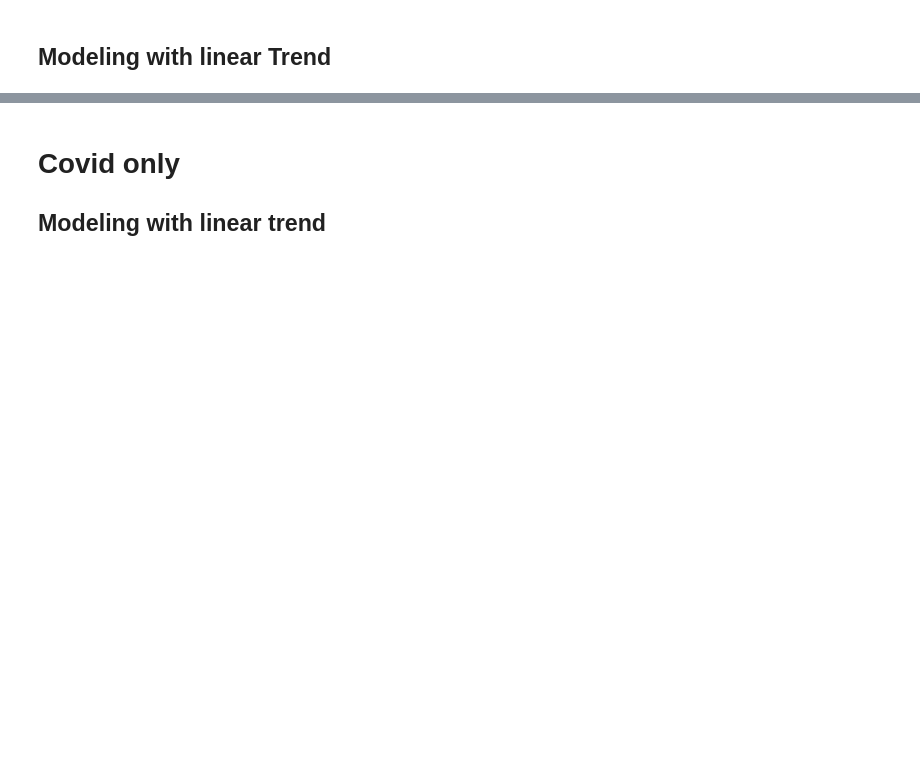
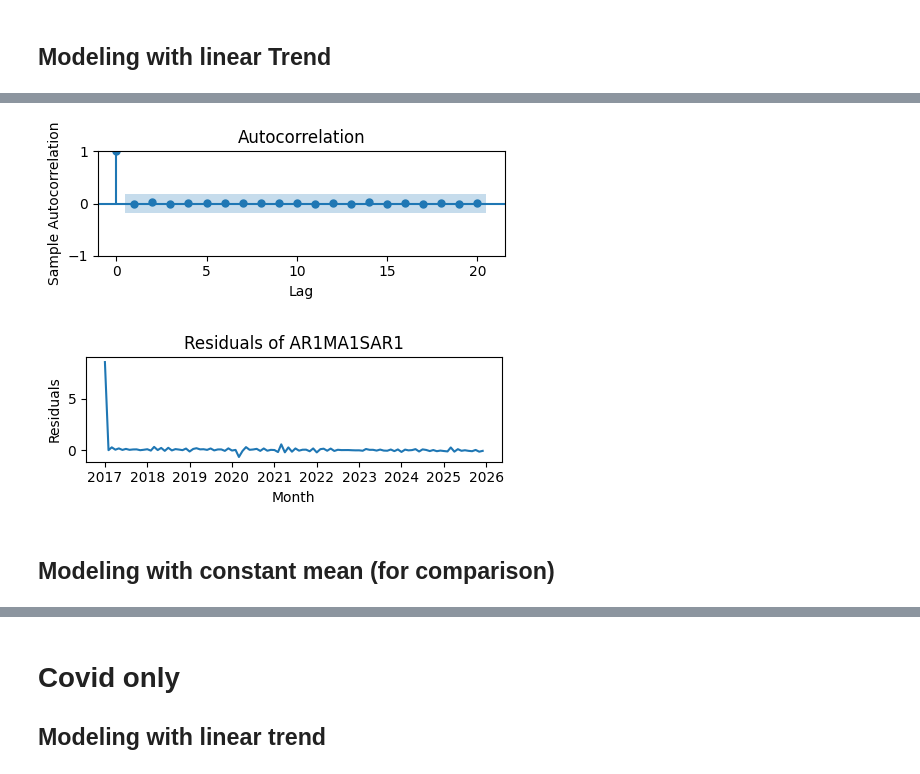
Before and after one commit to garrettpinkston2015/531_Time_Series, a Jupyter notebook: SARIMAX_covid_unemploy.ipynb, the cells around one changed output, grey strips where cells are left out. Drawn from its saved outputs; the diff is of its cells as text; code cells hidden in the pictures; blank space fills up the shorter version.

```diff
--- a/SARIMAX_covid_unemploy.ipynb
+++ b/SARIMAX_covid_unemploy.ipynb
@@ -53,6 +57,7 @@ unemployment['Label'] =  pd.to_datetime(unemployment['Label'])
 unemployment['Label'] = unemployment['Label'].dt.to_period('M')
 unemployment['Label'] = unemployment['Label'].dt.to_timestamp()
 unemployment = unemployment[unemployment['Label'].dt.year >= 2017]
+unemployment['log_Rate'] = np.log(unemployment['Value']) #not used
 # %% [markdown]
 Covid labels.
 # %%
@@ -73,7 +78,7 @@ covid_dummy = pd.get_dummies(crime_monthly["covid"], drop_first=True).astype(flo
 covid_dummy_during = covid_dummy['during'].reset_index(drop=True)
 covid_dummy_post   = covid_dummy['post'].reset_index(drop=True)
 
-no_of_incidents = crime_monthly['Incidents'].reset_index(drop=True)
+no_of_incidents = crime_monthly['log_Incidents'].reset_index(drop=True)
 unemployment_values = unemployment['Value'].reset_index(drop=True)
 
 exog_vars = pd.concat([covid_dummy[['during','post']].reset_index(drop=True),
@@ -147,0 +180,11 @@ AR1 SAR2
+# %%
+model = SARIMAX(no_of_incidents, order=(1, 0, 1), trend='t', exog = exog_vars, seasonal_order=(1, 0, 0, 12)).fit()
+
+print(model.summary().tables[1])
+ar_roots = model.arroots
+print("Magnitude of AR roots:", np.abs(ar_roots))
+print("Magnitude of AR roots > 1.1:", np.abs(ar_roots) > 1.1)
+
+ma_roots = model.maroots
+print("Magnitude of MA roots:", np.abs(ma_roots))
+print("Magnitude of MA roots > 1.1:", np.abs(ma_roots) > 1.1)
@@ -147,0 +211,18 @@ AR1 SAR2
+# %%
+fig, ax = plt.subplots(figsize=(5, 2))
+plot_acf(model.resid, ax = ax, lags=20, bartlett_confint=False)
+plt.xlabel('Lag'); plt.ylabel('Sample Autocorrelation')
+plt.tight_layout(); plt.show()
+
+plt.figure(figsize=(5, 2))
+plt.title("Residuals of AR1MA1SAR1")
+plt.plot(crime_monthly['Month'], model.resid, '-')
+plt.xlabel('Month')
+plt.ylabel('Residuals')
+plt.tight_layout()
+plt.show()
+# %% [output]
+[figure, added]
+[figure, added]
+# %% [markdown]
+## Modeling with constant mean (for comparison)
```
Also changed, not shown: parts of 84 cells of this notebook.
